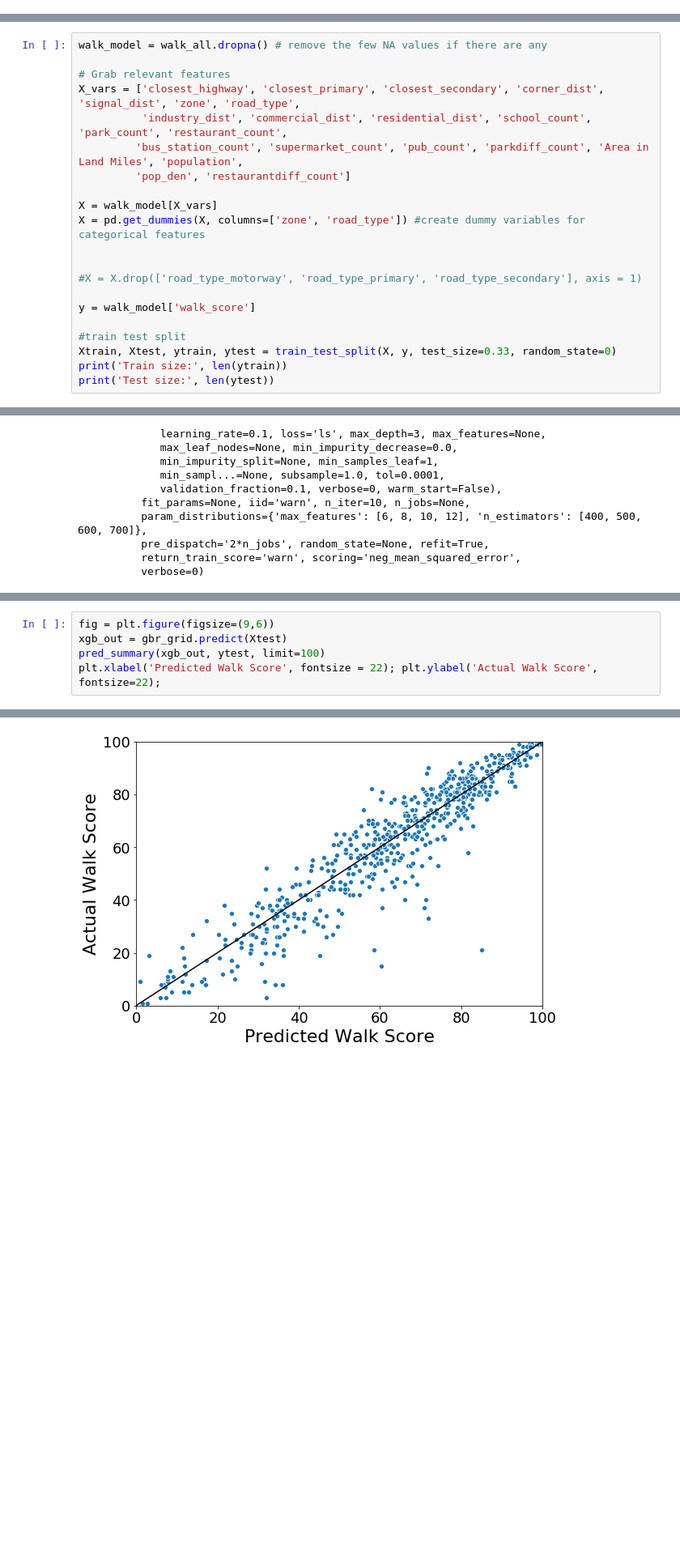
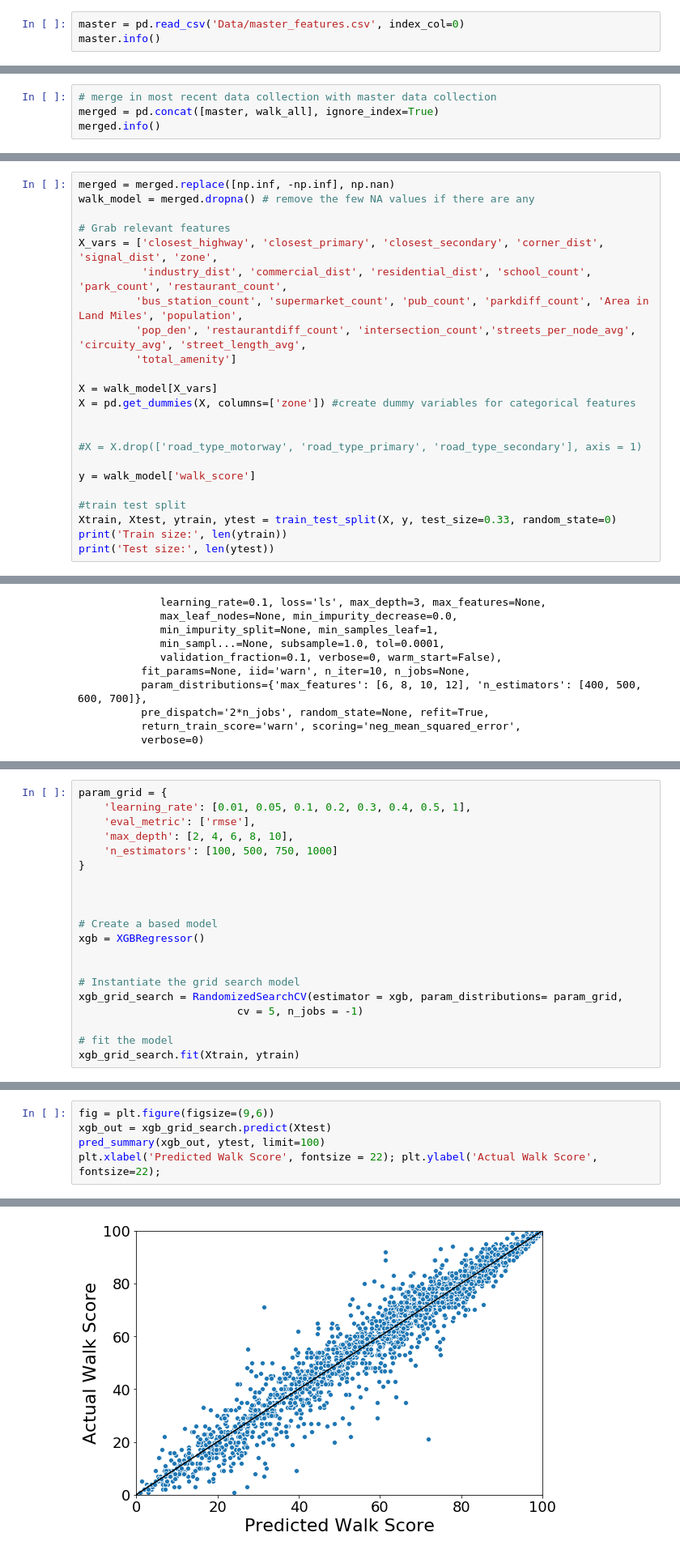
Before and after one commit to perryrjohnson/Walk-Score, a Jupyter notebook: feature engineering.ipynb, the cells around one changed output, grey strips where cells are left out. Shown at 81% size. Saved outputs shown, nothing was run; the diff lists cells and outputs as text; blank space fills up the shorter version.

```diff
--- a/feature engineering.ipynb
+++ b/feature engineering.ipynb
@@ -352,0 +354,3 @@ walk_all['parkdiff_count'] = walk_all['parkwide_count'] - walk_all['park_count']
+# %%
+master = pd.read_csv('Data/master_features.csv', index_col=0)
+master.info()
@@ -352,0 +375,4 @@ walk_all['parkdiff_count'] = walk_all['parkwide_count'] - walk_all['park_count']
+# %%
+# merge in most recent data collection with master data collection
+merged = pd.concat([master, walk_all], ignore_index=True)
+merged.info()
@@ -375,16 +429,18 @@ def pred_summary(pred, ytest, limit = 100):
     print('RMSE', np.sqrt(mean_squared_error(ytest, pred)))
     print('R2', r2_score(ytest, pred))
 # %%
-walk_model = walk_all.dropna() # remove the few NA values if there are any
+merged = merged.replace([np.inf, -np.inf], np.nan)
+walk_model = merged.dropna() # remove the few NA values if there are any
 
 # Grab relevant features
-X_vars = ['closest_highway', 'closest_primary', 'closest_secondary', 'corner_dist', 'signal_dist', 'zone', 'road_type',
+X_vars = ['closest_highway', 'closest_primary', 'closest_secondary', 'corner_dist', 'signal_dist', 'zone',
           'industry_dist', 'commercial_dist', 'residential_dist', 'school_count', 'park_count', 'restaurant_count',
          'bus_station_count', 'supermarket_count', 'pub_count', 'parkdiff_count', 'Area in Land Miles', 'population',
-         'pop_den', 'restaurantdiff_count']
+         'pop_den', 'restaurantdiff_count', 'intersection_count','streets_per_node_avg', 'circuity_avg', 'street_length_avg',
+         'total_amenity']
 
 X = walk_model[X_vars]
-X = pd.get_dummies(X, columns=['zone', 'road_type']) #create dummy variables for categorical features
+X = pd.get_dummies(X, columns=['zone']) #create dummy variables for categorical features
 
 
 #X = X.drop(['road_type_motorway', 'road_type_primary', 'road_type_secondary'], axis = 1)
@@ -498,0 +611,20 @@ GradientBoostingRegressor(alpha=0.9, criterion='friedman_mse', init=None,
+# %%
+param_grid = {
+    'learning_rate': [0.01, 0.05, 0.1, 0.2, 0.3, 0.4, 0.5, 1],
+    'eval_metric': ['rmse'],
+    'max_depth': [2, 4, 6, 8, 10],
+    'n_estimators': [100, 500, 750, 1000]
+}
+
+
+
+# Create a based model
+xgb = XGBRegressor()
+
+
+# Instantiate the grid search model
+xgb_grid_search = RandomizedSearchCV(estimator = xgb, param_distributions= param_grid,
+                         cv = 5, n_jobs = -1)
+
+# fit the model
+xgb_grid_search.fit(Xtrain, ytrain)
@@ -499,6 +657,6 @@ GradientBoostingRegressor(alpha=0.9, criterion='friedman_mse', init=None,
 # %%
 fig = plt.figure(figsize=(9,6))
-xgb_out = gbr_grid.predict(Xtest)
+xgb_out = xgb_grid_search.predict(Xtest)
 pred_summary(xgb_out, ytest, limit=100)
 plt.xlabel('Predicted Walk Score', fontsize = 22); plt.ylabel('Actual Walk Score', fontsize=22);
 # %% [output]
@@ -507 +665 @@ R2 0.8651681639883233
-[figure, old version]
+[figure, new version]
```
Also changed, not shown: parts of 33 cells of this notebook.
